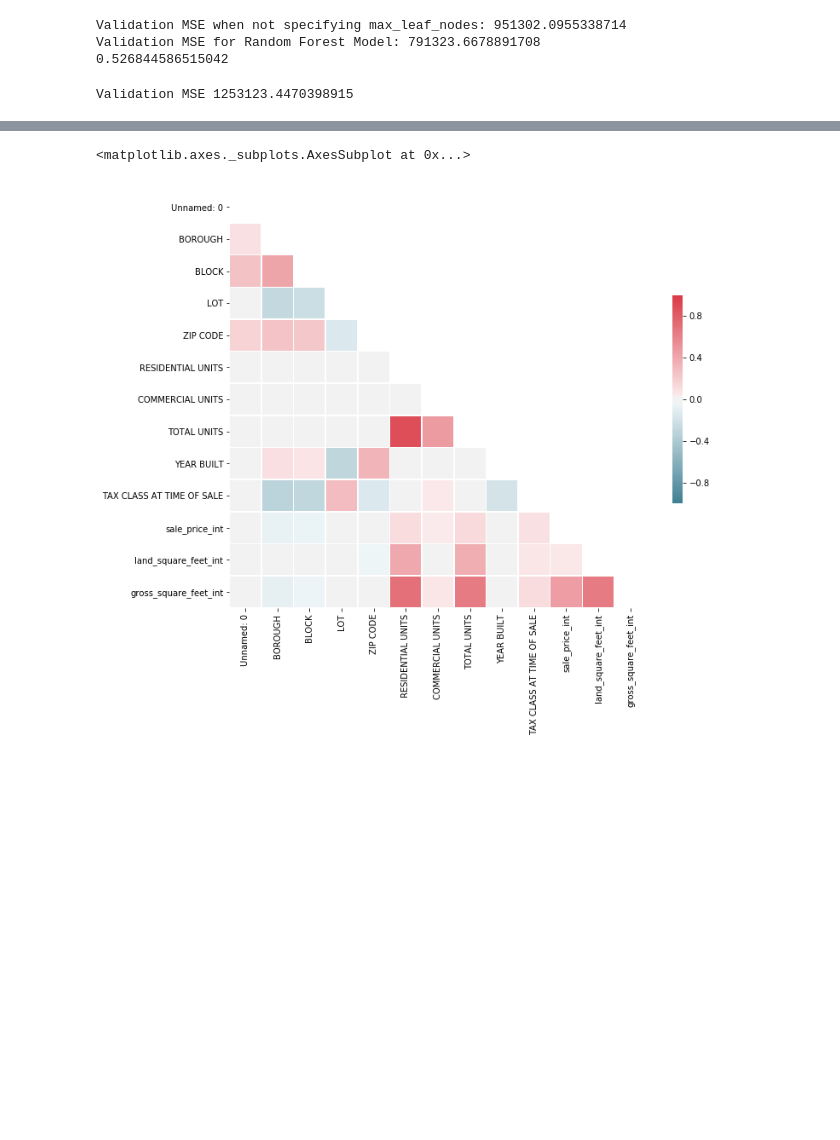
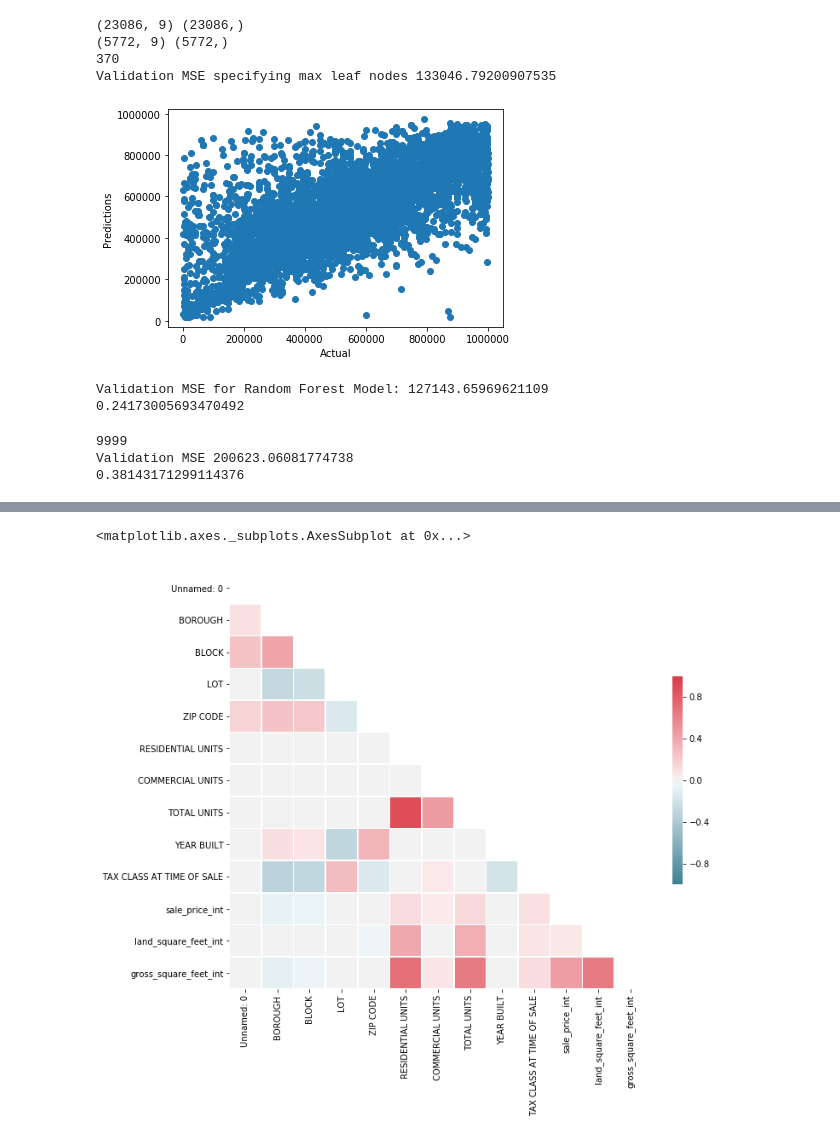
Before and after one commit to kmart8/DS-502-Project, a Jupyter notebook: NYC Dataset Notebook.ipynb, the cells around one changed output, grey strips where cells are left out. Cells and saved outputs as stored; diff of their text form; code cells hidden in the pictures; blank space fills up the shorter version.

```diff
--- a/NYC Dataset Notebook.ipynb
+++ b/NYC Dataset Notebook.ipynb
@@ -37,6 +37,7 @@ home_data['gross_square_feet_int'] = gross_square_feet
 
 # Removing values of transactions less than $ 1000 (not reflective of true value)
 home_data = home_data[home_data['sale_price_int'] > 1000] # removing nonsense values
+home_data = home_data[home_data['sale_price_int'] < 1000000]
 home_data.to_csv('nyc-rolling-sales-cleaned.csv')
 
 # Create target object and call it y
@@ -46,13 +55,14 @@ avg_price = y.mean()
 # %%
-# Create X - Choosing features i think would be most influential
+# Create X - Choosing features I think would be most influential
 features = ['RESIDENTIAL UNITS','COMMERCIAL UNITS', 'TOTAL UNITS', 'land_square_feet_int',
-       'gross_square_feet_int']
+       'gross_square_feet_int','BOROUGH','TAX CLASS AT TIME OF SALE','ZIP CODE','YEAR BUILT']
 X = home_data[features]
 
 # Split into validation and training data
-train_X, val_X, train_y, val_y = train_test_split(X, y, random_state=1)
-
-candidate_max_leaf_nodes = [5, 25, 50, 100, 250, 500]
+train_X, val_X, train_y, val_y = train_test_split(X, y, random_state=1,test_size=0.2)
+print(train_X.shape, train_y.shape)
+print(val_X.shape, val_y.shape)
+candidate_max_leaf_nodes = list(range(2,500))
 # Write loop to find the ideal tree size from candidate_max_leaf_nodes
 leaf = []
 def get_mae(max_leaf_nodes, train_X, val_X, train_y, val_y):
@@ -67,9 +77,10 @@ for index,n in enumerate(candidate_max_leaf_nodes):
     leaf.append(k)
 # Store the best value of max_leaf_nodes
 best_tree_size = candidate_max_leaf_nodes[leaf.index(min(leaf))]
+print(best_tree_size)
 
 # Specify Model
-home_model = DecisionTreeRegressor(random_state=1,max_leaf_nodes=best_tree_size)
+home_model = DecisionTreeRegressor(random_state=0,max_leaf_nodes=best_tree_size)
 
 # Fit Model
 home_model.fit(train_X, train_y)
@@ -77,32 +88,46 @@ home_model.fit(train_X, train_y)
 # Make validation predictions and calculate mean absolute error
 val_predictions = home_model.predict(val_X)
 val_mae = mean_absolute_error(val_predictions, val_y)
-print("Validation MSE when not specifying max_leaf_nodes: {}".format(val_mae))
-
-## RANDOM FOREST
-# Define the model
-rf_model = RandomForestRegressor(random_state=1,n_estimators=100)
-
-# fit model
-rf_model.fit(train_X,train_y)
-
-# Calculate the mean absolute error of Random Forest model on the validation data
-val_predictions = rf_model.predict(val_X)
-rf_val_mae = mean_absolute_error(val_predictions, val_y)
-
-print("Validation MSE for Random Forest Model: {}".format(rf_val_mae))
-
-print(rf_val_mae/avg_price)
+print("Validation MSE specifying max leaf nodes {}".format(val_mae))
 # %% [output]
-Validation MSE when not specifying max_leaf_nodes: 951302.0955338714
-Validation MSE for Random Forest Model: 791323.6678891708
-0.526844586515042
+(23086, 9) (23086,)
+(5772, 9) (5772,)
+370
+Validation MSE specifying max leaf nodes 133046.79200907535
+# %%
+## RANDOM FOREST
+# Define the model
+
+rf_model = RandomForestRegressor(random_state=0,n_estimators=200)
+
+# fit model
+rf_model.fit(train_X,train_y)
+
+# Calculate the mean absolute error of Random Forest model on the validation data
+val_predictions = rf_model.predict(val_X)
+rf_val_mae = mean_absolute_error(val_predictions, val_y)
+
+plt.scatter(val_y,val_predictions)
+plt.ylabel('Predictions')
+plt.xlabel('Actual')
+plt.show()
+print("Validation MSE for Random Forest Model: {}".format(rf_val_mae))
+print(rf_val_mae/avg_price)
+# %% [output]
+[figure, added]
+Validation MSE for Random Forest Model: 127143.65969621109
+0.24173005693470492
 # %%
 # RIDGE
-home_model = Ridge(random_state=1,alpha=1)
-home_model.fit(train_X,train_y)
+l = list(range(7000,10000))
+home_model_CV = RidgeCV(alphas=l)
+home_model = home_model_CV.fit(train_X,train_y)
+print(home_model.alpha_)
 val_predictions = home_model.predict(val_X)
 val_mae = mean_absolute_error(val_predictions, val_y)
 print("Validation MSE {}".format(val_mae))
+print(val_mae/avg_price)
 # %% [output]
-Validation MSE 1253123.4470398915
+9999
+Validation MSE 200623.06081774738
+0.38143171299114376
```
Also changed, not shown: parts of 4 cells of this notebook.
